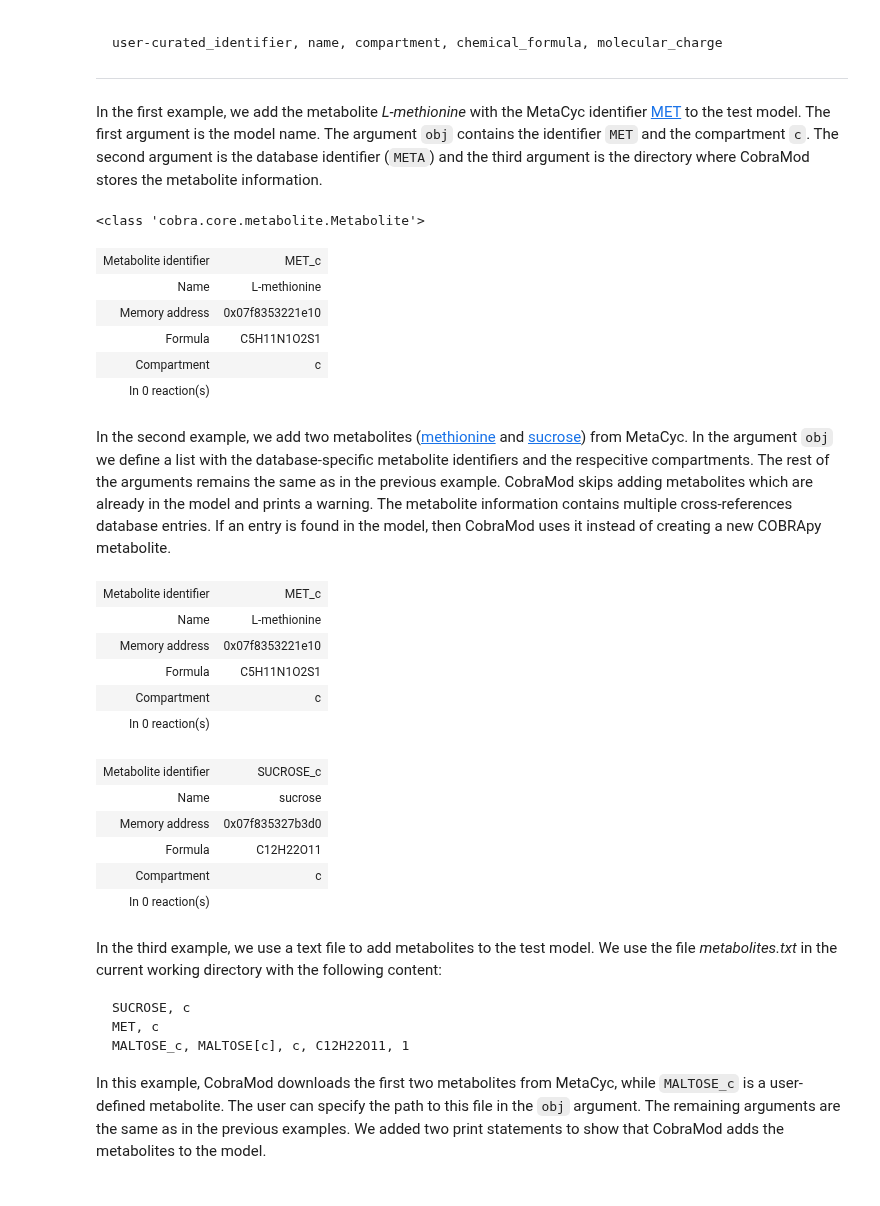
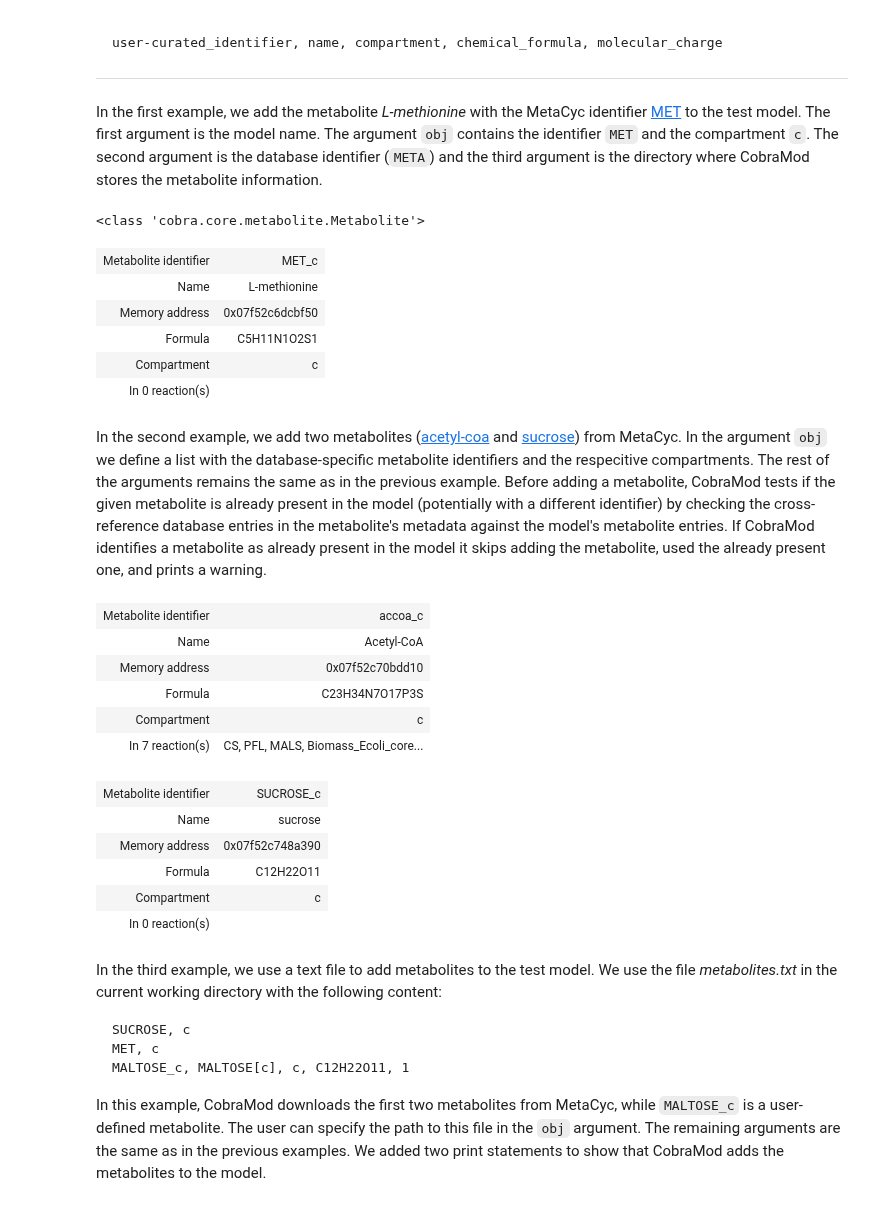
Before and after one commit to Toepfer-Lab/cobramod, a Jupyter notebook: docs/source/how_to.ipynb, the cells around one changed output. Drawn from its saved outputs; the diff is of its cells as text; code cells hidden in the pictures.

```diff
--- a/docs/source/how_to.ipynb
+++ b/docs/source/how_to.ipynb
@@ -201,13 +197,13 @@ argument is the model name. The argument `obj` contains the identifier
 (`META`) and the third argument is the directory where CobraMod stores the metabolite information.
 # %%
 from cobramod import add_metabolites
-from cobramod.test import textbook_biocyc
+from cobramod.test import textbook
 from pathlib import Path
 
 # Path for the metabolic pathway information directory
 dir_data = Path.cwd().resolve().joinpath("data")
 # Using copy
-test_model = textbook_biocyc.copy()
+test_model = textbook.copy()
 
 add_metabolites(
     model=test_model,
@@ -221,40 +217,38 @@ test_model.metabolites.get_by_id("MET_c")
 <class 'cobra.core.metabolite.Metabolite'>
 | Metabolite identifier | MET_c |
 | Name | L-methionine |
-| Memory address | 0x07f8353221e10 |
+| Memory address | 0x07f52c6dcbf50 |
 | Formula | C5H11N1O2S1 |
 | Compartment | c |
 | In 0 reaction(s) |  |
 # %% [markdown]
-In the second example, we add two metabolites ([methionine](
-https://metacyc.org/compound?orgid=META&id=MET) and [sucrose](
+In the second example, we add two metabolites ([acetyl-coa](
+https://metacyc.org/compound?orgid=META&id=ACETYL-COA) and [sucrose](
 https://metacyc.org/compound?orgid=META&id=SUCROSE
 )) from MetaCyc. In the argument `obj` we define a list with the database-specific metabolite identifiers and the respecitive compartments.
 The rest of the arguments remains the same as in the previous example.
-CobraMod skips adding metabolites which are already in the model and prints
-a warning. The metabolite information contains multiple cross-references
-database entries. If an entry is found in the model, then CobraMod uses it
-instead of creating a new COBRApy metabolite.
+Before adding a metabolite, CobraMod tests if the given metabolite is already present in the model (potentially with a different identifier) by checking the
+cross-reference database entries in the metabolite's metadata against the model's metabolite entries. If CobraMod identifies a metabolite as already present in the model it skips adding the metabolite, used the already present one, and prints a warning.
 # %%
 add_metabolites(
     model=test_model,
-    obj=["MET, c", "SUCROSE, c"],
+    obj=["ACETYL-COA, c", "SUCROSE, c"],
     database="META",
     directory=dir_data,
 )
 # Show metabolites in jupyter
-display(test_model.metabolites.get_by_id("MET_c"))
+display(test_model.metabolites.get_by_id("accoa_c"))
 test_model.metabolites.get_by_id("SUCROSE_c")
 # %% [output]
-| Metabolite identifier | MET_c |
-| Name | L-methionine |
-| Memory address | 0x07f8353221e10 |
-| Formula | C5H11N1O2S1 |
+| Metabolite identifier | accoa_c |
+| Name | Acetyl-CoA |
+| Memory address | 0x07f52c70bdd10 |
+| Formula | C23H34N7O17P3S |
 | Compartment | c |
-| In 0 reaction(s) |  |
+| In 7 reaction(s) | CS, PFL, MALS, Biomass_Ecoli_core... |
 | Metabolite identifier | SUCROSE_c |
 | Name | sucrose |
-| Memory address | 0x07f835327b3d0 |
+| Memory address | 0x07f52c748a390 |
 | Formula | C12H22O11 |
 | Compartment | c |
 | In 0 reaction(s) |  |
```
Also changed, not shown: parts of 51 cells of this notebook, 5 other files.
